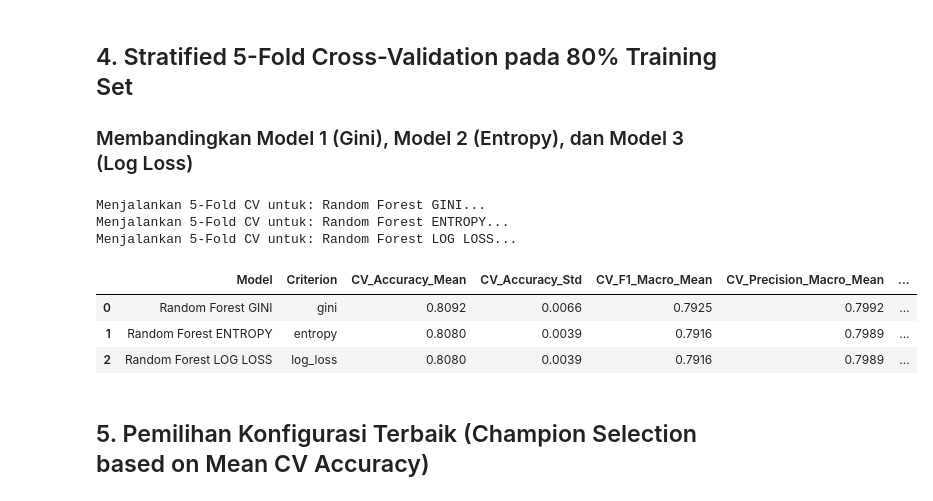
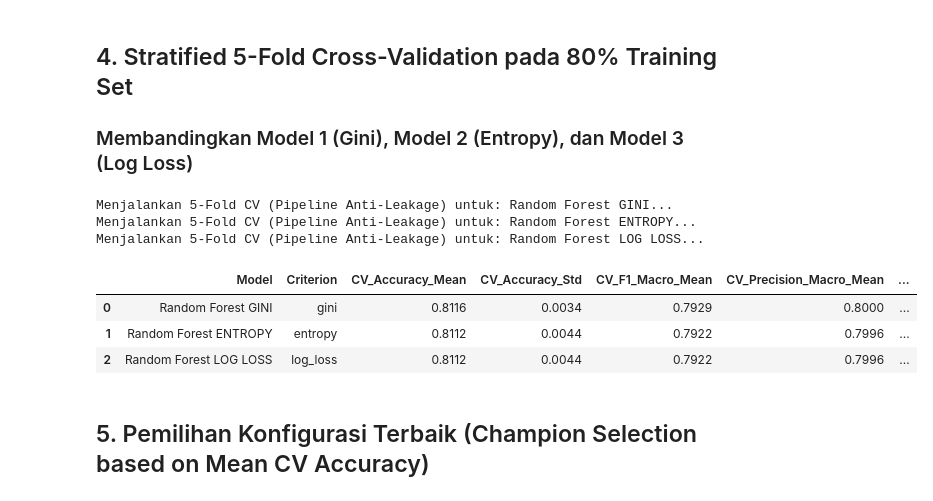
Before and after one commit to Keluarga-Cemara-Team/MachineLearningPBL, a Jupyter notebook: RandomForest/Perbandingan_Random_Forest.ipynb, the cells around one changed output. Saved outputs shown, nothing was run; the diff lists cells and outputs as text; code cells hidden in the pictures.

```diff
--- a/RandomForest/Perbandingan_Random_Forest.ipynb
+++ b/RandomForest/Perbandingan_Random_Forest.ipynb
@@ -137,8 +135,8 @@ Jumlah Missing Values pada X: 0
 # %% [markdown]
 ## 3. Stratified Train-Test Split 80:20 & Standardisasi
 # %%
-# Split 80% Train Set (4000) dan 20% Holdout Test Set (1000) secara terstratifikasi
-X_train, X_test, y_train, y_test = train_test_split(
+# Split 80% Train Set (40.000) dan 20% Holdout Test Set (10.000) secara terstratifikasi SEBELUM imputasi & scaling
+X_train_raw, X_test_raw, y_train, y_test = train_test_split(
     X,
     y,
     test_size=0.2,
@@ -147,16 +145,16 @@ X_train, X_test, y_train, y_test = train_test_split(
 )
 
 # Imputer dan Scaler di-fit HANYA pada data latih (mencegah Data Leakage)
-imputer = SimpleImputer(strategy='median')
-X_train_imp = imputer.fit_transform(X_train)
-X_test_imp = imputer.transform(X_test)
+imputer = SimpleImputer(strategy='mean')
+X_train_imp = imputer.fit_transform(X_train_raw)
+X_test_imp = imputer.transform(X_test_raw)
 
 scaler = StandardScaler()
-X_train = pd.DataFrame(scaler.fit_transform(X_train_imp), columns=X.columns, index=X_train.index)
-X_test = pd.DataFrame(scaler.transform(X_test_imp), columns=X.columns, index=X_test.index)
+X_train = pd.DataFrame(scaler.fit_transform(X_train_imp), columns=X.columns, index=X_train_raw.index)
+X_test = pd.DataFrame(scaler.transform(X_test_imp), columns=X.columns, index=X_test_raw.index)
 
-print(f'Training Set (80%): {X_train.shape[0]} baris, {X_train.shape[1]} fitur')
-print(f'Testing Set  (20%): {X_test.shape[0]} baris, {X_test.shape[1]} fitur')
+print(f'Training Set (80%): {X_train.shape[0]:,} baris, {X_train.shape[1]} fitur')
+print(f'Testing Set  (20%): {X_test.shape[0]:,} baris, {X_test.shape[1]} fitur')
 print('\nDistribusi Target pada Training Set:')
 print(y_train.value_counts(normalize=True).round(4))
 print('\nDistribusi Target pada Testing Set:')
@@ -216,49 +214,55 @@ cv_summary = []
 all_cv_results = {}
 
 for name, model_obj in models.items():
-    print(f"Menjalankan 5-Fold CV untuk: {name}...")
+    print(f"Menjalankan 5-Fold CV (Pipeline Anti-Leakage) untuk: {name}...")
+
+    cv_pipeline = Pipeline([
+        ('imputer', SimpleImputer(strategy='mean')),
+        ('scaler', StandardScaler()),
+        ('model', model_obj)
+    ])
 
     tracemalloc.start()
-    t0 = time.process_time()
+    t0 = time.perf_counter()
 
     cv_res = cross_validate(
-        model_obj,
-        X_train,
+        cv_pipeline,
+        X_train_raw,
         y_train,
         cv=cv,
         scoring=cv_scoring
     )
 
-    elapsed = time.process_time() - t0
+    elapsed = time.perf_counter() - t0
     current, peak = tracemalloc.get_traced_memory()
     tracemalloc.stop()
     peak_mb = peak / (1024 * 1024)
 
     all_cv_results[name] = cv_res
 
     cv_summary.append({
         'Model': name,
         'Criterion': model_obj.criterion,
         'CV_Accuracy_Mean': round(cv_res['test_accuracy'].mean(), 4),
         'CV_Accuracy_Std': round(cv_res['test_accuracy'].std(), 4),
         'CV_F1_Macro_Mean': round(cv_res['test_f1_macro'].mean(), 4),
         'CV_Precision_Macro_Mean': round(cv_res['test_precision_macro'].mean(), 4),
         'CV_Recall_Macro_Mean': round(cv_res['test_recall_macro'].mean(), 4),
         'CV_F1_Weighted_Mean': round(cv_res['test_f1_weighted'].mean(), 4),
         'CV_Total_Time_s': round(elapsed, 4),
         'CV_Peak_Memory_MB': round(peak_mb, 4)
     })
 
 df_cv_comparison = pd.DataFrame(cv_summary)
 display(df_cv_comparison)
 # %% [output]
-Menjalankan 5-Fold CV untuk: Random Forest GINI...
-Menjalankan 5-Fold CV untuk: Random Forest ENTROPY...
-Menjalankan 5-Fold CV untuk: Random Forest LOG LOSS...
+Menjalankan 5-Fold CV (Pipeline Anti-Leakage) untuk: Random Forest GINI...
+Menjalankan 5-Fold CV (Pipeline Anti-Leakage) untuk: Random Forest ENTROPY...
+Menjalankan 5-Fold CV (Pipeline Anti-Leakage) untuk: Random Forest LOG LOSS...
 |  | Model | Criterion | CV_Accuracy_Mean | CV_Accuracy_Std | CV_F1_Macro_Mean | CV_Precision_Macro_Mean | ... |
-| 0 | Random Forest GINI | gini | 0.8092 | 0.0066 | 0.7925 | 0.7992 | ... |
-| 1 | Random Forest ENTROPY | entropy | 0.8080 | 0.0039 | 0.7916 | 0.7989 | ... |
-| 2 | Random Forest LOG LOSS | log_loss | 0.8080 | 0.0039 | 0.7916 | 0.7989 | ... |
+| 0 | Random Forest GINI | gini | 0.8116 | 0.0034 | 0.7929 | 0.8000 | ... |
+| 1 | Random Forest ENTROPY | entropy | 0.8112 | 0.0044 | 0.7922 | 0.7996 | ... |
+| 2 | Random Forest LOG LOSS | log_loss | 0.8112 | 0.0044 | 0.7922 | 0.7996 | ... |
 # %% [markdown]
 ## 5. Pemilihan Konfigurasi Terbaik (Champion Selection based on Mean CV Accuracy)
 # %%
```
Also changed, not shown: parts of 14 cells of this notebook, 42 other files.
